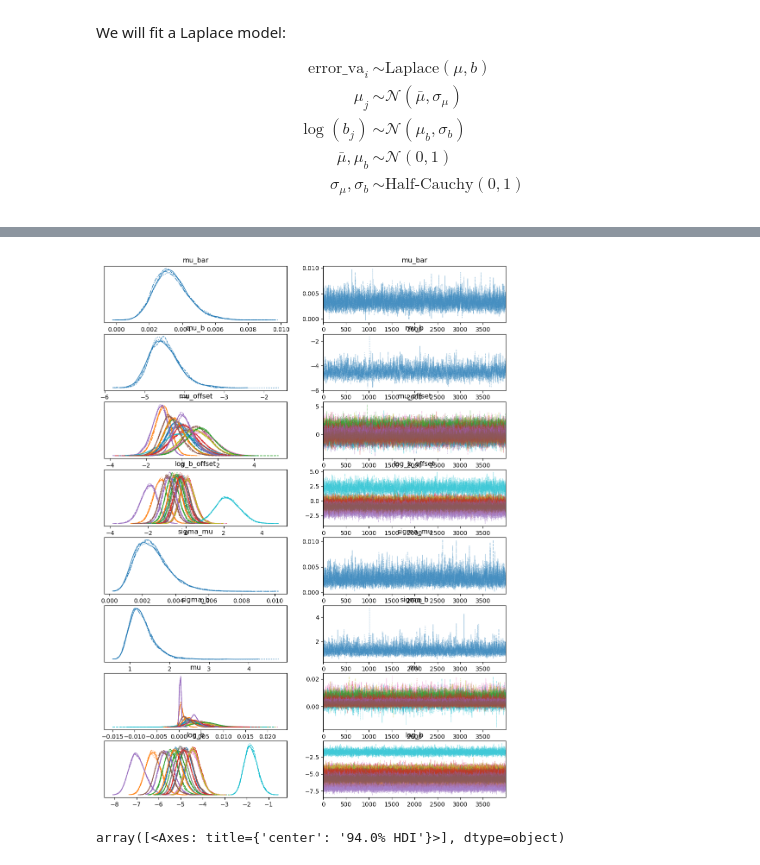
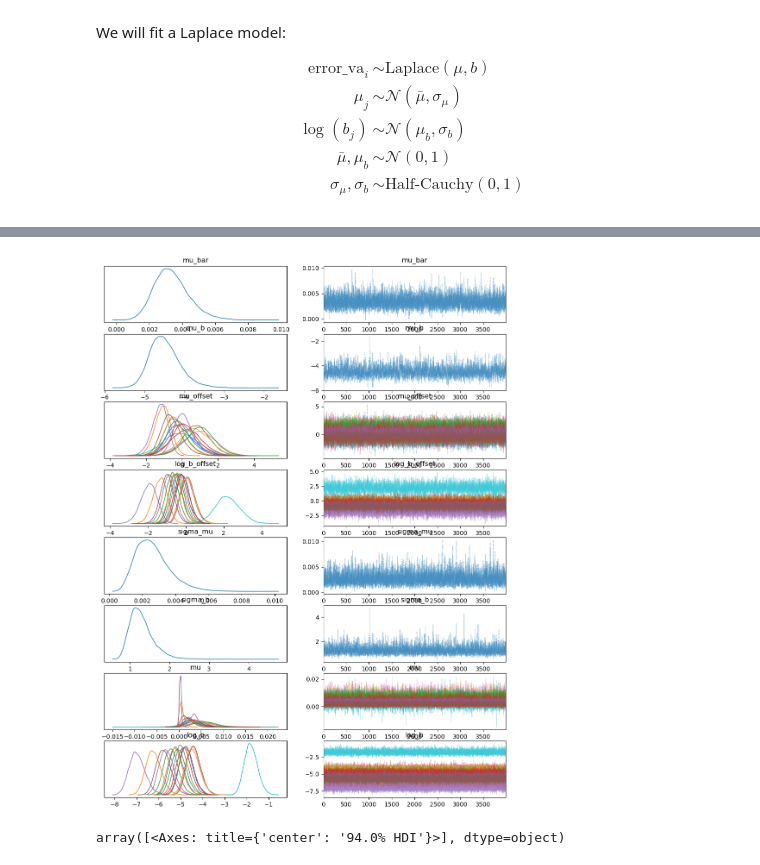
Before and after one commit to mika-long/vis-decode-analysis, a Jupyter notebook: analysis/pymc_files/task2.ipynb, the cells around one changed output, grey strips where cells are left out. Saved outputs shown, nothing was run; the diff lists cells and outputs as text; code cells hidden in the pictures.

```diff
--- a/analysis/pymc_files/task2.ipynb
+++ b/analysis/pymc_files/task2.ipynb
@@ -23,5 +25,5 @@ import arviz_plots as azp
 # %%
-task2_df = pl.read_csv("../data/processed/task2.csv")
+task2_df = pl.read_csv("../../data/processed/task2.csv")
 task2_df
 # %% [output]
 shape: (160, 31)
@@ -263,3 +293,3 @@ TypeError: summary() got an unexpected keyword argument 'combined'
 # %%
-az.plot_trace(task2_x_laplace_idata)
+az.plot_trace(task2_x_laplace_idata, combined=True)
 # %% [output]
@@ -280,4 +304,4 @@ array([[<Axes: title={'center': 'mu_bar'}>,
-[figure, old version]
+[figure, new version]
 # %%
 az.plot_forest(task2_x_laplace_idata, combined=True, var_names=["mu_bar", "mu_b", "sigma_mu", "sigma_b"])
 # %% [output]
```
Also changed, not shown: parts of 19 cells of this notebook, 2 other files.
